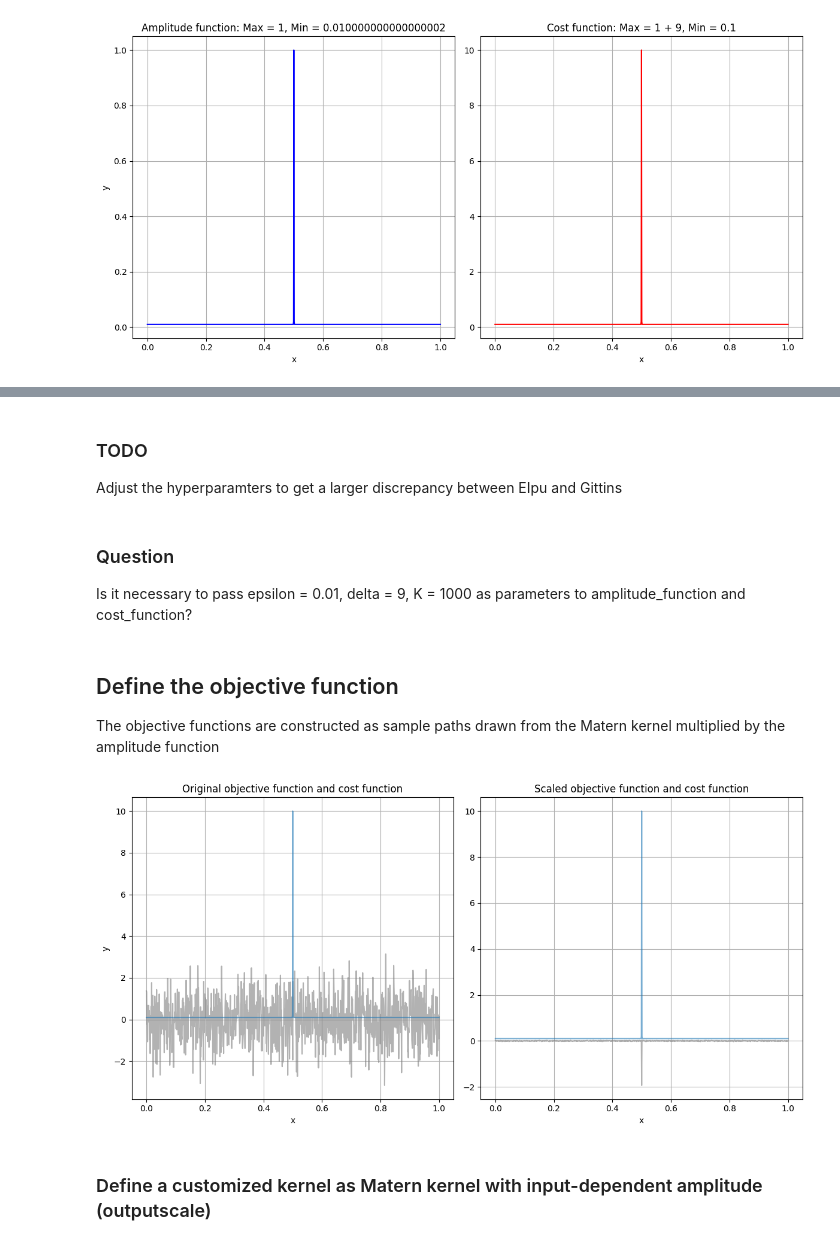
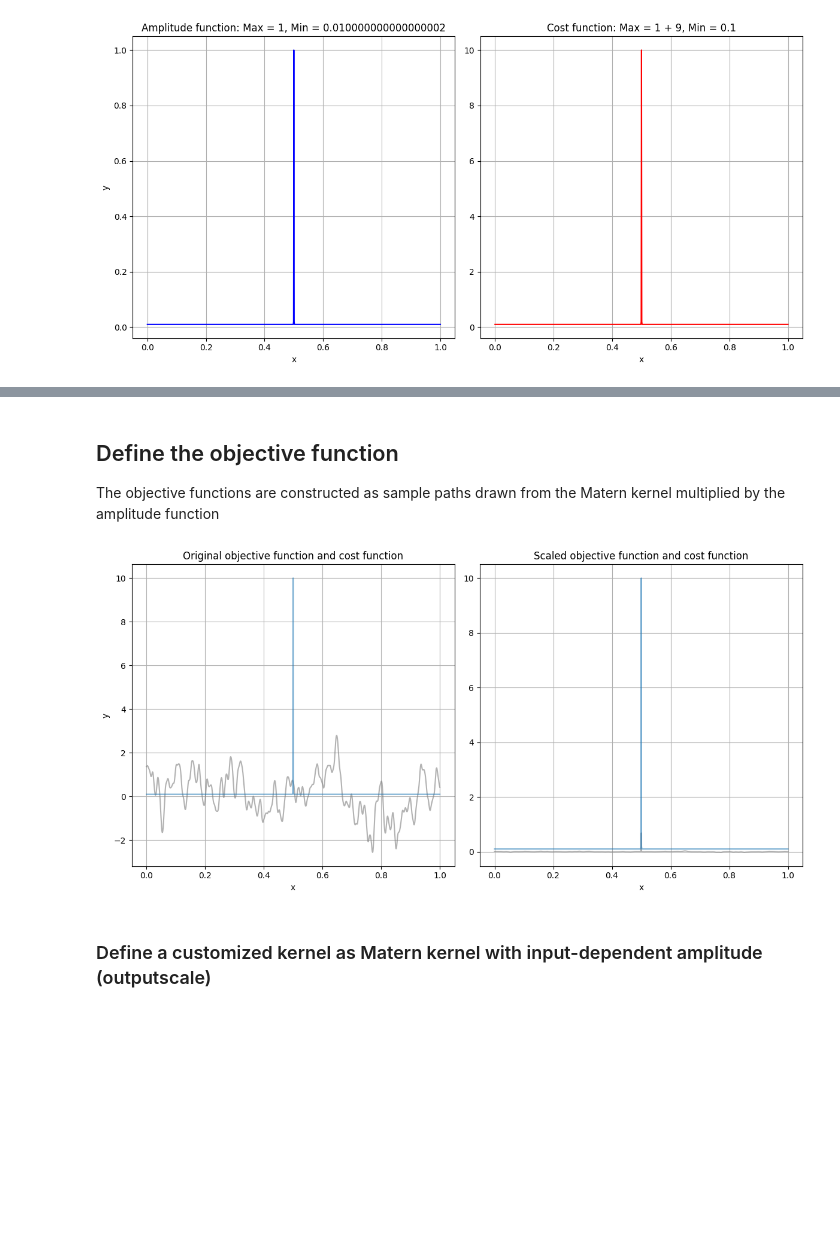
Before and after one commit to QianJaneXie/PandoraBayesOpt, a Jupyter notebook: notebooks/Variable Amplitude (EIpu bad).ipynb, the cells around one changed output, grey strips where cells are left out. Drawn from its saved outputs; the diff is of its cells as text; code cells hidden in the pictures; blank space fills up the shorter version.

```diff
--- a/notebooks/Variable Amplitude (EIpu bad).ipynb
+++ b/notebooks/Variable Amplitude (EIpu bad).ipynb
@@ -131,9 +64,3 @@ with open('eipc_example.csv', 'w', newline='') as file:
-# %% [markdown]
-### TODO
-Adjust the hyperparamters to get a larger discrepancy between EIpu and Gittins
-# %% [markdown]
-### Question
-Is it necessary to pass epsilon = 0.01, delta = 9, K = 1000 as parameters to amplitude_function and cost_function?
 # %% [markdown]
 ## Define the objective function
 The objective functions are constructed as sample paths drawn from the Matern kernel multiplied by the amplitude function
@@ -142,7 +69,7 @@ from pandora_bayesopt.utils import create_objective_function
 # Create the objective model
 dim = 1
 nu = 2.5
-lengthscale = 0.0001
+lengthscale = 0.01
 outputscale = 1.0
 num_rff_features = 1280
 seed = 0
@@ -153,30 +80,30 @@ def objective_function(x):
 # %%
 test_x = torch.linspace(0, 1, 1001)
 
 # Plotting the functions
 plt.figure(figsize=(12, 6))
 
 # Plot for original objective function
 plt.subplot(1, 2, 1)
-plt.plot(test_x.cpu().numpy(), matern_sample(test_x.view(-1,1)).numpy(), color='tab:grey', label="Original objective function", alpha=0.6)
-plt.plot(test_x.cpu().numpy(), cost_function(test_x.view(-1,1)).numpy(), label="Cost function", alpha=0.6)
+plt.plot(test_x.cpu().numpy(), matern_sample(test_x.view(-1,1)).cpu().numpy(), color='tab:grey', label="Original objective function", alpha=0.6)
+plt.plot(test_x.cpu().numpy(), cost_function(test_x.view(-1,1)).cpu().numpy(), label="Cost function", alpha=0.6)
 plt.title(f"Original objective function and cost function")
 plt.xlabel("x")
 plt.ylabel("y")
 plt.grid(True)
 
 # Plot for scaled objective function
 plt.subplot(1, 2, 2)
-plt.plot(test_x.cpu().numpy(), objective_function(test_x.view(-1,1)).numpy(), color='tab:grey', label="Scaled objective function", alpha=0.6)
-plt.plot(test_x.cpu().numpy(), cost_function(test_x.view(-1,1)).numpy(), label="Cost function", alpha=0.6)
+plt.plot(test_x.cpu().numpy(), objective_function(test_x.view(-1,1)).cpu().numpy(), color='tab:grey', label="Scaled objective function", alpha=0.6)
+plt.plot(test_x.cpu().numpy(), cost_function(test_x.view(-1,1)).cpu().numpy(), label="Cost function", alpha=0.6)
 plt.title(f"Scaled objective function and cost function")
 plt.xlabel("x")
 plt.grid(True)
 
 plt.tight_layout()
 plt.show()
 # %% [output]
-[figure, old version]
+[figure, new version]
 # %%
 def plot_posterior(ax,objective_function,model,test_x,train_x,train_y):
 
```
Also changed, not shown: parts of 17 cells of this notebook, 3 other files.
